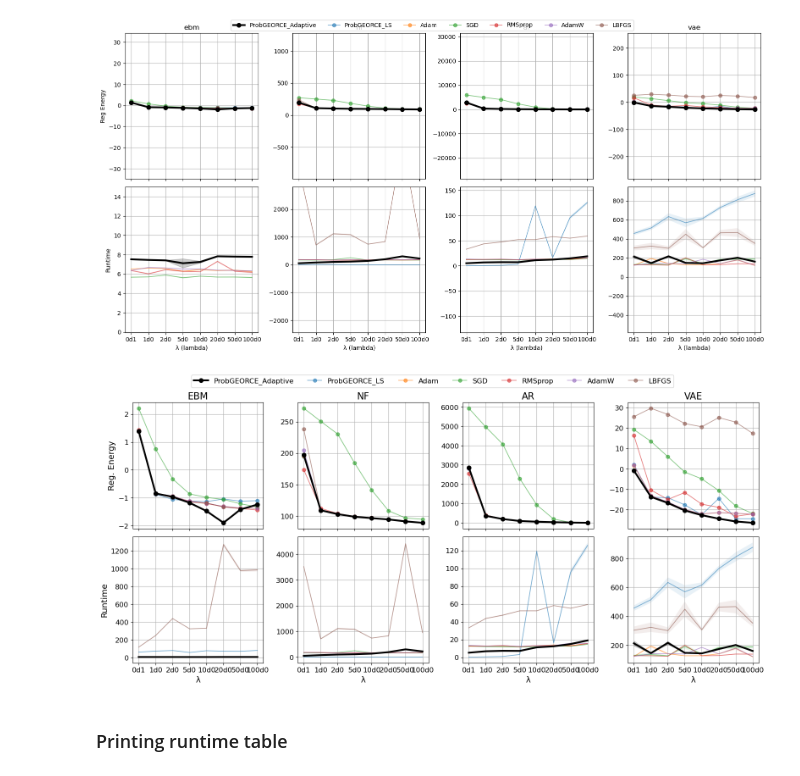
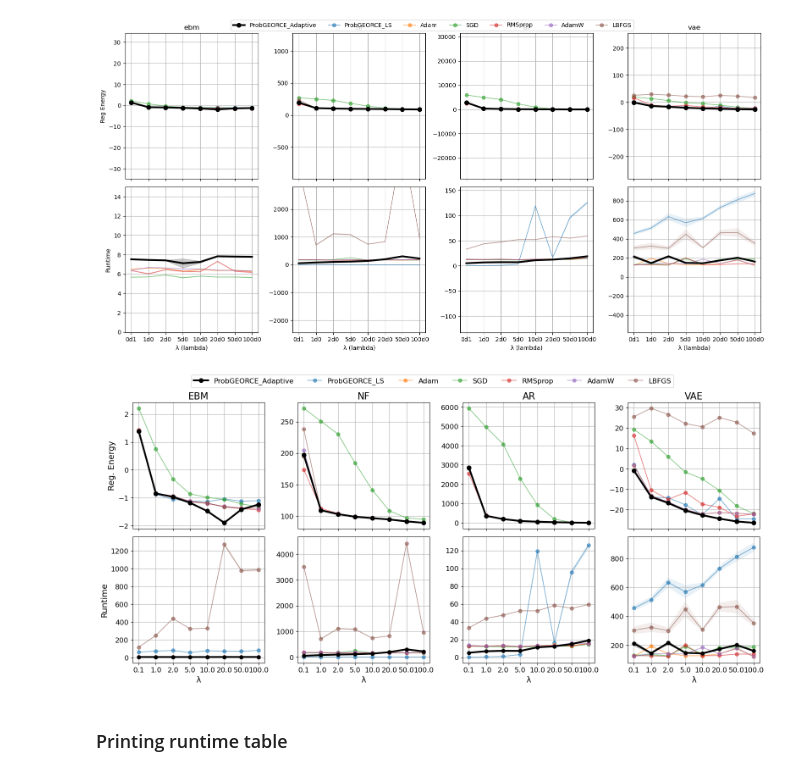
Before and after one commit to FrederikMR/likely_geometry, a Jupyter notebook: gen2d_tables.ipynb, the cells around one changed output. Cells and saved outputs as stored; diff of their text form; code cells hidden in the pictures.

```diff
--- a/gen2d_tables.ipynb
+++ b/gen2d_tables.ipynb
@@ -780,7 +780,7 @@ for col, model in enumerate(models):
 
                 ci_95 = 1.96 * std_val
 
-                xs.append(lam)
+                xs.append(lam.replace('d', '.'))
                 means.append(mean_val)
                 cis.append(ci_95)
 
@@ -795,42 +795,42 @@ for col, model in enumerate(models):
         cis = np.array(cis)
 
         if method == FOCUS_METHOD:
-            ax.plot(xs, means, color='black',
+            ax.plot(xs, means, marker='o', color='black',
                     linewidth=3, label=method, zorder=10)
             ax.fill_between(xs, means - cis, means + cis,
                             color='black', alpha=0.2, zorder=5)
         else:
-            ax.plot(xs, means, linewidth=1.2,
+            ax.plot(xs, means, marker='o', linewidth=1.2,
                     alpha=0.6, label=method)
             ax.fill_between(xs, means - cis, means + cis, alpha=0.1)
 
     if col == 0:
         ax.set_ylabel("Runtime", fontsize=LABEL_SIZE)
 
     ax.set_xlabel("λ", fontsize=LABEL_SIZE)
     ax.tick_params(axis='both', labelsize=TICK_SIZE)
     ax.grid(True)
 
 # =========================
 # --- Global legend (lowered) ---
 # =========================
 handles, labels = axes[0, 0].get_legend_handles_labels()
 fig.legend(
     handles, labels,
     loc="upper center",
     ncol=len(labels),
     bbox_to_anchor=(0.5, 0.94),
     fontsize=LEGEND_SIZE
 )
 
 # Layout: leave room for titles + legend
 fig.tight_layout(rect=[0, 0, 1, 0.90])
 
 save_path = f'{figure_path}gen2d_runtime.pdf'
 fig.savefig(save_path, format='pdf', pad_inches=0.1, bbox_inches='tight')
 plt.show()
 # %% [output]
-[figure, old version]
+[figure, new version]
 # %% [markdown]
 ### Printing runtime table
 # %%
```
Also changed, not shown: 2 other files.
